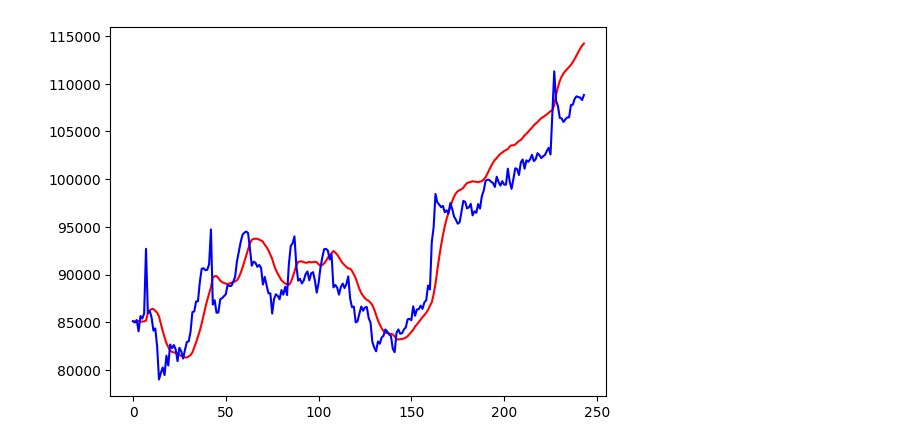
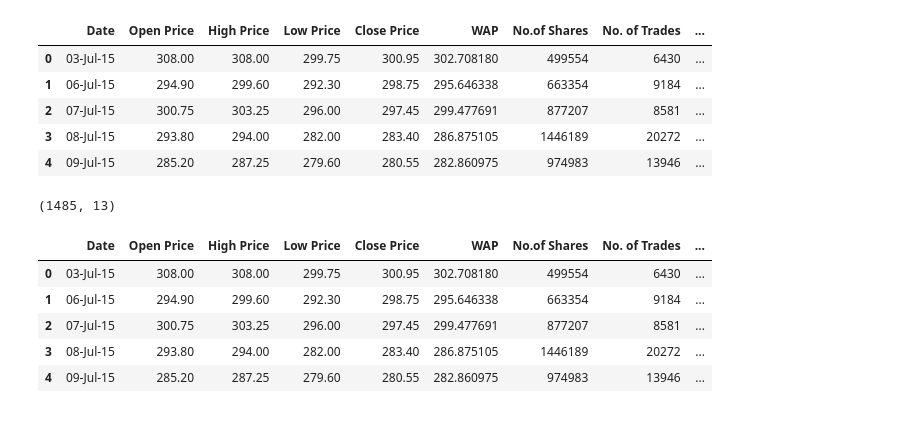
Before and after one commit to edepraveenakrishna/mini-project, a Jupyter notebook: stock prediction.ipynb, the cells around one changed output. Saved outputs shown, nothing was run; the diff lists cells and outputs as text; code cells hidden in the pictures.

```diff
--- a/stock prediction.ipynb
+++ b/stock prediction.ipynb
@@ -76,6 +0,0 @@ real = mm.inverse_transform(test_y.numpy())
-# %%
-plt.plot(pred.squeeze() , color = "red", label = "predicted")
-plt.plot(real.squeeze() , color = "blue", label = "real")
-plt.show()
-# %% [output]
-[figure, removed]
@@ -81,0 +7,15 @@ plt.show()
+# %%
+dataset= pd.read_csv("C:/Users/JAI KALYAN/Desktop/Tata steel.csv")
+# %%
+dataset.head()
+# %% [output]
+|  | Date | Open Price | High Price | Low Price | Close Price | WAP | No.of Shares | No. of Trades | ... |
+| 0 | 03-Jul-15 | 308.00 | 308.00 | 299.75 | 300.95 | 302.708180 | 499554 | 6430 | ... |
+| 1 | 06-Jul-15 | 294.90 | 299.60 | 292.30 | 298.75 | 295.646338 | 663354 | 9184 | ... |
+| 2 | 07-Jul-15 | 300.75 | 303.25 | 296.00 | 297.45 | 299.477691 | 877207 | 8581 | ... |
+| 3 | 08-Jul-15 | 293.80 | 294.00 | 282.00 | 283.40 | 286.875105 | 1446189 | 20272 | ... |
+| 4 | 09-Jul-15 | 285.20 | 287.25 | 279.60 | 280.55 | 282.860975 | 974983 | 13946 | ... |
+# %%
+dataset.shape
+# %% [output]
+(1485, 13)
@@ -81,0 +26,9 @@ plt.show()
+# %%
+dataset.head()
+# %% [output]
+|  | Date | Open Price | High Price | Low Price | Close Price | WAP | No.of Shares | No. of Trades | ... |
+| 0 | 03-Jul-15 | 308.00 | 308.00 | 299.75 | 300.95 | 302.708180 | 499554 | 6430 | ... |
+| 1 | 06-Jul-15 | 294.90 | 299.60 | 292.30 | 298.75 | 295.646338 | 663354 | 9184 | ... |
+| 2 | 07-Jul-15 | 300.75 | 303.25 | 296.00 | 297.45 | 299.477691 | 877207 | 8581 | ... |
+| 3 | 08-Jul-15 | 293.80 | 294.00 | 282.00 | 283.40 | 286.875105 | 1446189 | 20272 | ... |
+| 4 | 09-Jul-15 | 285.20 | 287.25 | 279.60 | 280.55 | 282.860975 | 974983 | 13946 | ... |
```
Also changed, not shown: parts of 51 cells of this notebook.
